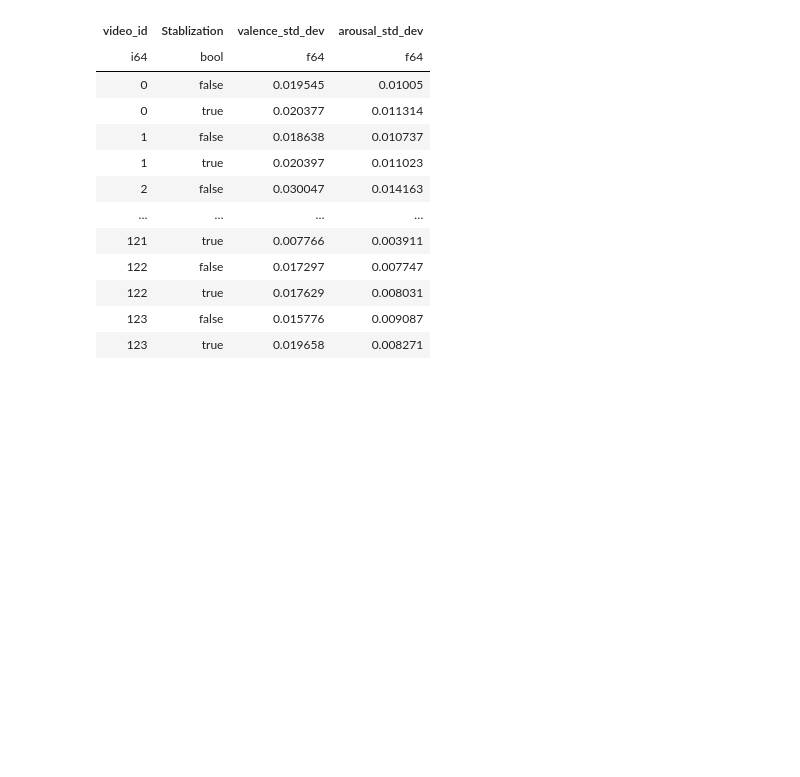
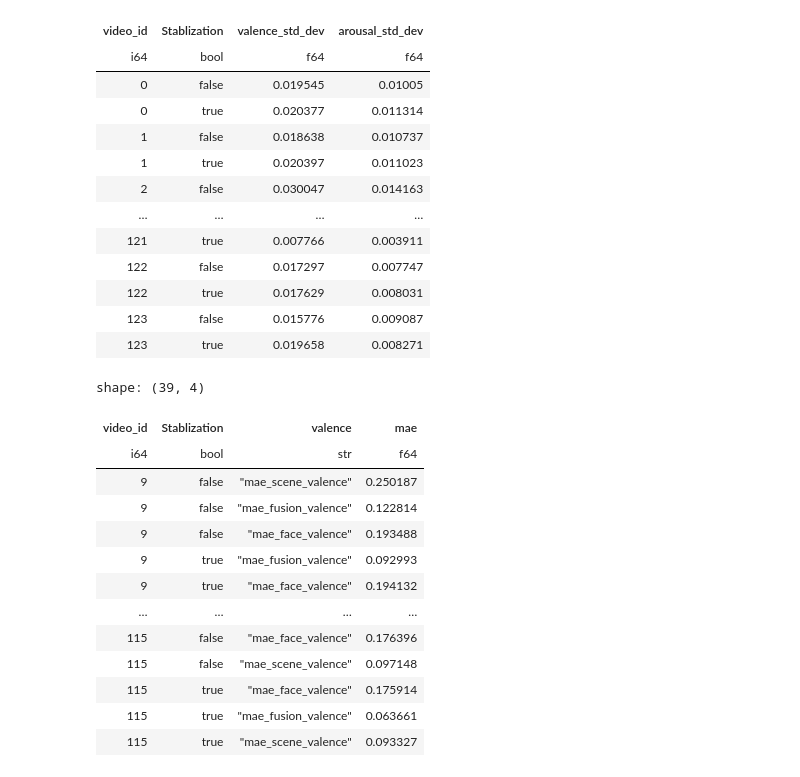
Before and after one commit to keimiii/moodsic, a Jupyter notebook: notebooks/Inference/veatic_selection.ipynb, the cells around one changed output. Saved outputs shown, nothing was run; the diff lists cells and outputs as text; code cells hidden in the pictures; blank space fills up the shorter version.

```diff
--- a/notebooks/Inference/veatic_selection.ipynb
+++ b/notebooks/Inference/veatic_selection.ipynb
@@ -282,3 +282,35 @@ shape: (248, 4)
 | 122 | true | 0.017629 | 0.008031 |
 | 123 | false | 0.015776 | 0.009087 |
 | 123 | true | 0.019658 | 0.008271 |
+# %%
+(
+    res_df.filter(
+        pl.col("face_beats_fusion_valence") == False,
+        pl.col("face_beats_fusion_arousal") == False,
+        pl.col("scene_beats_fusion_valence") == False,
+        pl.col("scene_beats_fusion_arousal") == False,
+    )
+    .select("video_id", "Stablization", cs.starts_with("mae"))
+    .unpivot(
+        on=cs.ends_with("valence"),
+        index=["video_id", "Stablization"],
+        variable_name="valence",
+        value_name="mae",
+    )
+    .sort("video_id", "Stablization")
+)
+# %% [output]
+shape: (39, 4)
+| video_id | Stablization | valence | mae |
+| i64 | bool | str | f64 |
+| 9 | false | "mae_scene_valence" | 0.250187 |
+| 9 | false | "mae_fusion_valence" | 0.122814 |
+| 9 | false | "mae_face_valence" | 0.193488 |
+| 9 | true | "mae_fusion_valence" | 0.092993 |
+| 9 | true | "mae_face_valence" | 0.194132 |
+| … | … | … | … |
+| 115 | false | "mae_face_valence" | 0.176396 |
+| 115 | false | "mae_scene_valence" | 0.097148 |
+| 115 | true | "mae_face_valence" | 0.175914 |
+| 115 | true | "mae_fusion_valence" | 0.063661 |
+| 115 | true | "mae_scene_valence" | 0.093327 |
```
Also changed, not shown: parts of 1 cell of this notebook, 3 other files.
